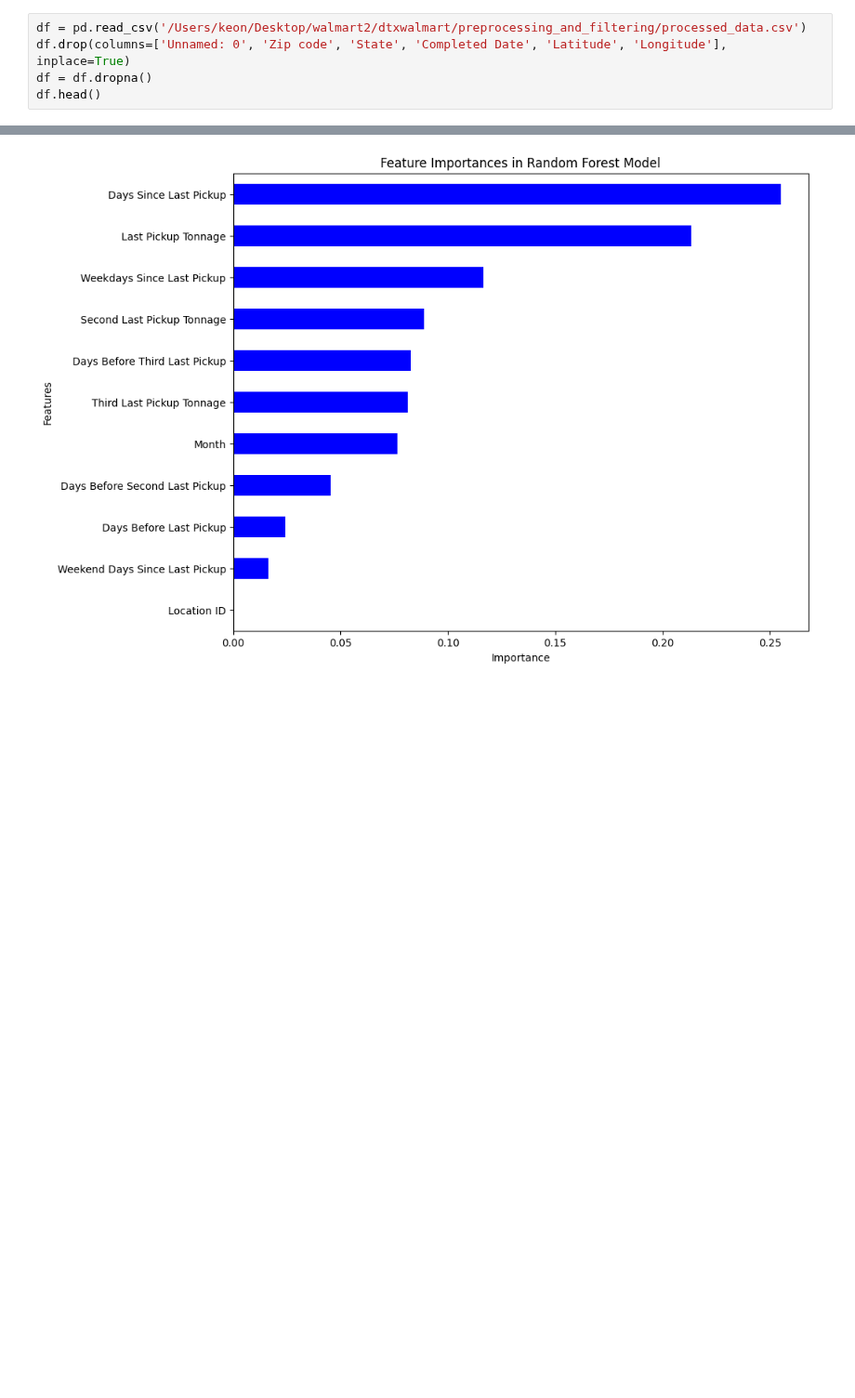
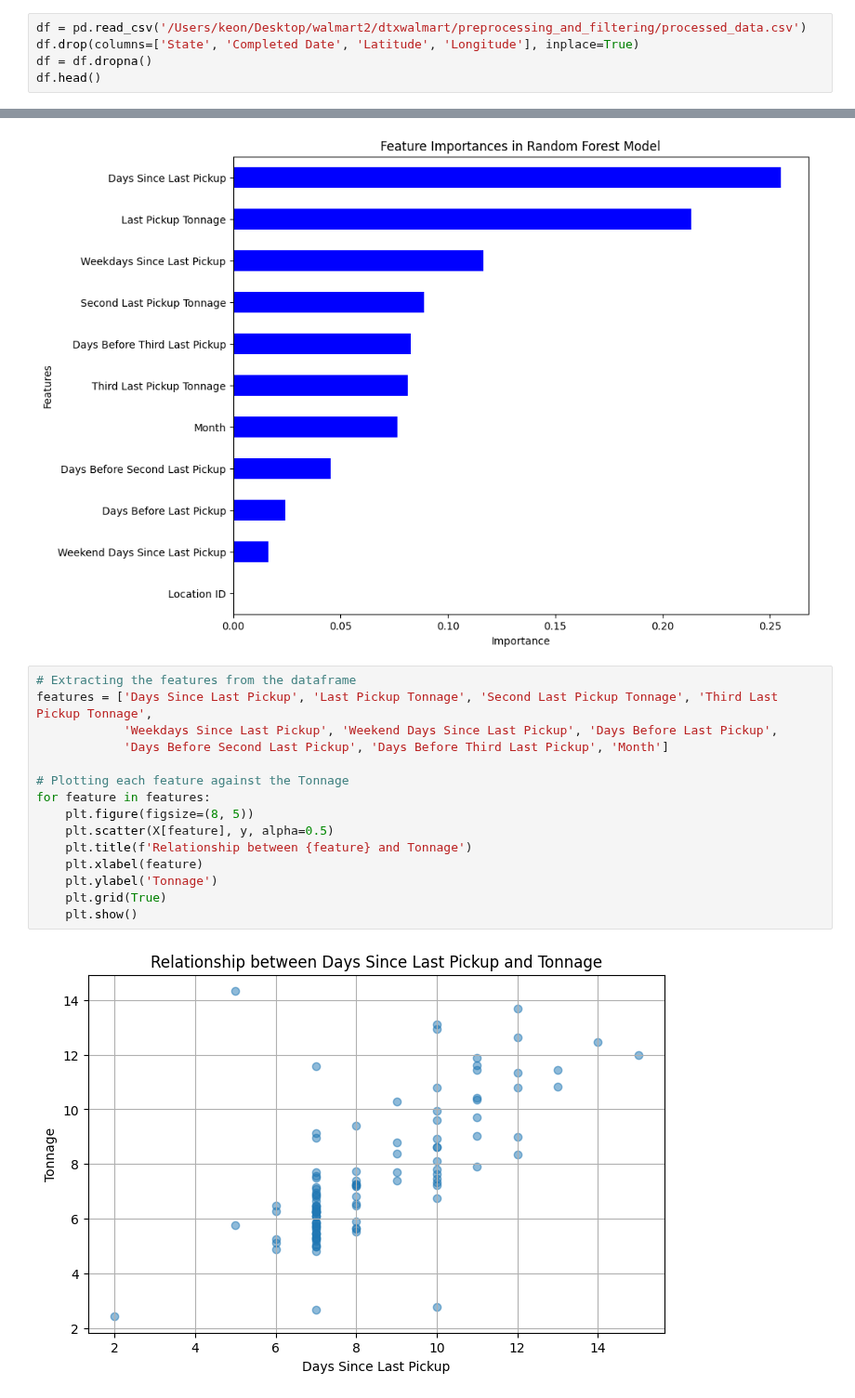
Before and after one commit to jli615/dtxwalmart, a Jupyter notebook: supercenter_singular_store_model.ipynb, the cells around one changed output, grey strips where cells are left out. Shown at 93% size. Saved outputs shown, nothing was run; the diff lists cells and outputs as text; blank space fills up the shorter version.

Commit message:
plotted relationship between each feature and tonnage

```diff
--- a/supercenter_singular_store_model.ipynb
+++ b/supercenter_singular_store_model.ipynb
@@ -11,7 +11,7 @@ from sklearn.ensemble import RandomForestRegressor
 ## Store 7 Model
 # %%
 df = pd.read_csv('/Users/keon/Desktop/walmart2/dtxwalmart/preprocessing_and_filtering/processed_data.csv')
-df.drop(columns=['Unnamed: 0', 'Zip code', 'State', 'Completed Date', 'Latitude', 'Longitude'], inplace=True)
+df.drop(columns=['State', 'Completed Date', 'Latitude', 'Longitude'], inplace=True)
 df = df.dropna()
 df.head()
 # %% [output]
@@ -78,3 +78,20 @@ plt.ylabel('Features')
 plt.show()
 # %% [output]
 [figure]
+# %%
+# Extracting the features from the dataframe
+features = ['Days Since Last Pickup', 'Last Pickup Tonnage', 'Second Last Pickup Tonnage', 'Third Last Pickup Tonnage',
+            'Weekdays Since Last Pickup', 'Weekend Days Since Last Pickup', 'Days Before Last Pickup',
+            'Days Before Second Last Pickup', 'Days Before Third Last Pickup', 'Month']
+
+# Plotting each feature against the Tonnage
+for feature in features:
+    plt.figure(figsize=(8, 5))
+    plt.scatter(X[feature], y, alpha=0.5)
+    plt.title(f'Relationship between {feature} and Tonnage')
+    plt.xlabel(feature)
+    plt.ylabel('Tonnage')
+    plt.grid(True)
+    plt.show()
+# %% [output]
+[figure, added]
```
Also changed, not shown: parts of 1 cell of this notebook.
